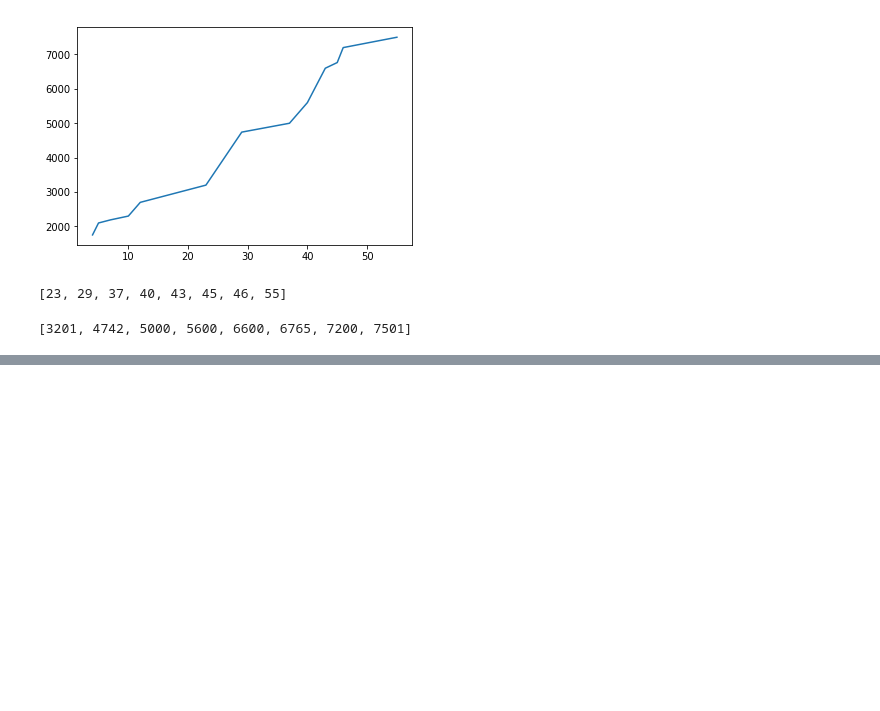
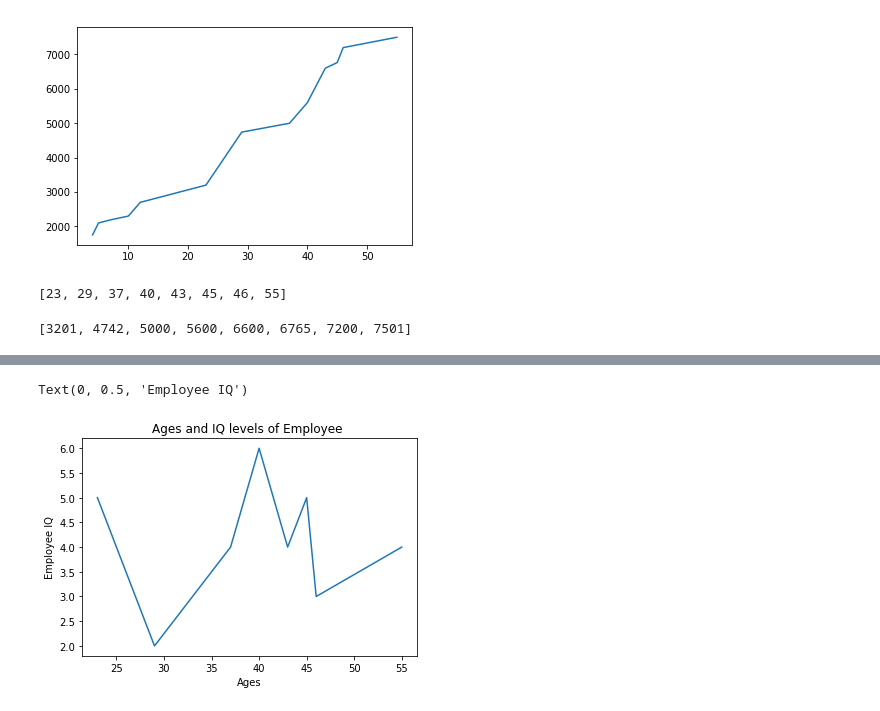
Before and after one commit to nishanthreddy96/python-training-files, a Jupyter notebook: Advanced python/Matplotlib_files/bar_chart_with_data_cleaning.ipynb, the cells around one changed output, grey strips where cells are left out. Drawn from its saved outputs; the diff is of its cells as text; code cells hidden in the pictures; blank space fills up the shorter version.

```diff
--- a/Advanced python/Matplotlib_files/bar_chart_with_data_cleaning.ipynb
+++ b/Advanced python/Matplotlib_files/bar_chart_with_data_cleaning.ipynb
@@ -86,0 +95,10 @@ plt.plot(l_ages,l_sal)
+# %%
+py_iq = [5,2,4,6,4,5,3,4]
+plt.plot(l_ages,py_iq)
+plt.title('Ages and IQ levels of Employee ')
+
+plt.xlabel('Ages')
+plt.ylabel("Employee IQ")
+# %% [output]
+Text(0, 0.5, 'Employee IQ')
+[figure, added]
```
Also changed, not shown: parts of 4 cells of this notebook.
